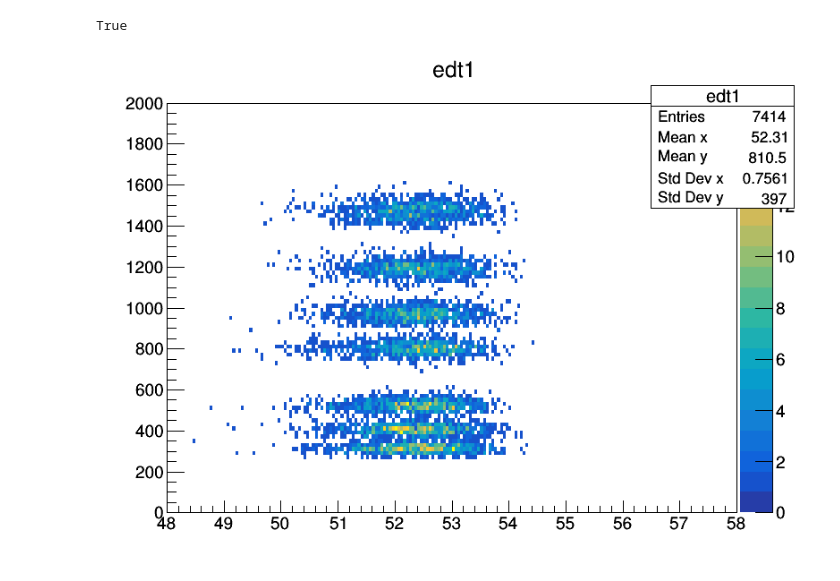
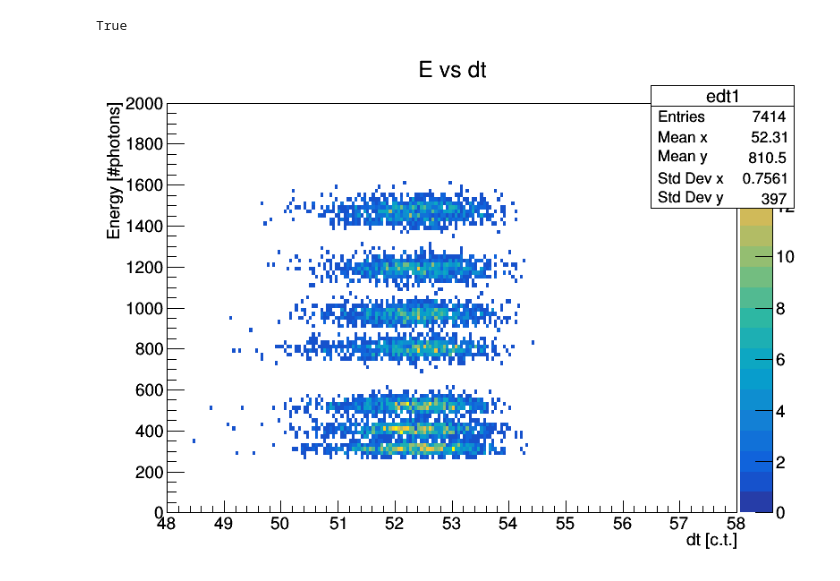
Before and after one commit to kimsiang/SLAC2016, a Jupyter notebook: WalkTimeAnalysis/WalkTime.ipynb, the cells around one changed output. Drawn from its saved outputs; the diff is of its cells as text; code cells hidden in the pictures.

```diff
--- a/WalkTimeAnalysis/WalkTime.ipynb
+++ b/WalkTimeAnalysis/WalkTime.ipynb
@@ -130,7 +137,11 @@ fw1_edt1.Add(fw7_edt1)
 True
 # %%
 c4 = ROOT.TCanvas("c4","c4",800,600)
+fw1_edt1.SetTitle("E vs dt")
+fw1_edt1.GetXaxis().SetTitle("dt [c.t.]")
+fw1_edt1.GetYaxis().SetTitle("Energy [#photons]")
+fw1_edt1.GetYaxis().SetTitleOffset(1.3)
 fw1_edt1.Draw("colz")
 c4.Draw()
 # %% [output]
-[figure, old version]
+[figure, new version]
```
Also changed, not shown: parts of 4 cells of this notebook.
